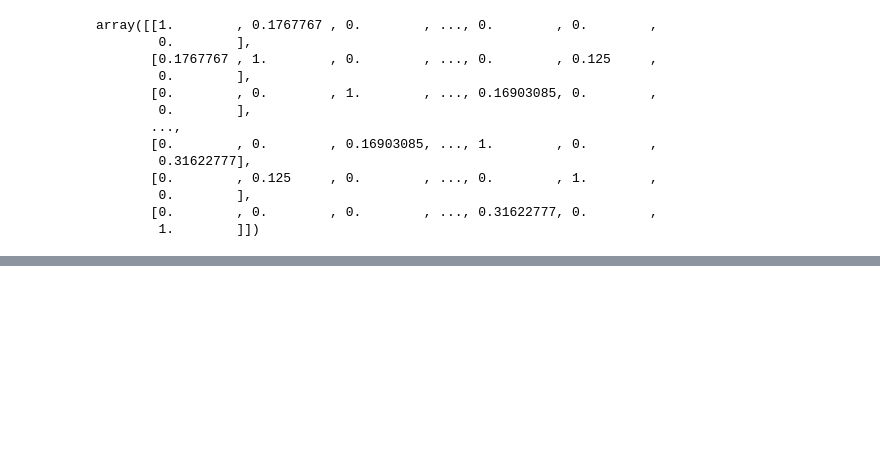
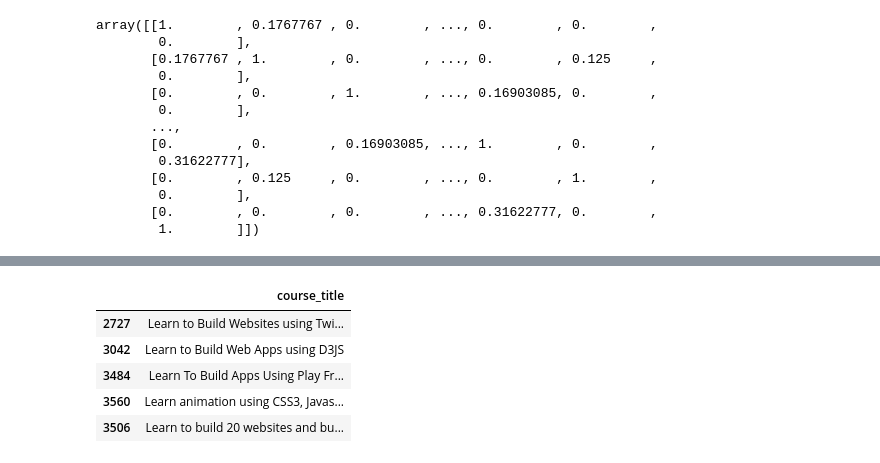
Before and after one commit to Thespideycoder/Course_Recommender, a Jupyter notebook: main.ipynb, the cells around one changed output, grey strips where cells are left out. Saved outputs shown, nothing was run; the diff lists cells and outputs as text; code cells hidden in the pictures; blank space fills up the shorter version.

```diff
--- a/main.ipynb
+++ b/main.ipynb
@@ -132,0 +184,2 @@ course_indice
+# %%
+sorted_scores = sorted(scores, key=lambda x:x[1], reverse=True)
@@ -132,0 +206,3 @@ course_indice
+# %%
+# selected courses Indices
+selected_course_indices = [i[0] for i in sorted_scores[1:]]
@@ -132,0 +255,9 @@ course_indice
+# %%
+rec_df.head()
+# %% [output]
+|  | course_title |
+| 2727 | Learn to Build Websites using Twi... |
+| 3042 | Learn to Build Web Apps using D3JS |
+| 3484 | Learn To Build Apps Using Play Fr... |
+| 3560 | Learn animation using CSS3, Javas... |
+| 3506 | Learn to build 20 websites and bu... |
```
Also changed, not shown: parts of 18 cells of this notebook.
